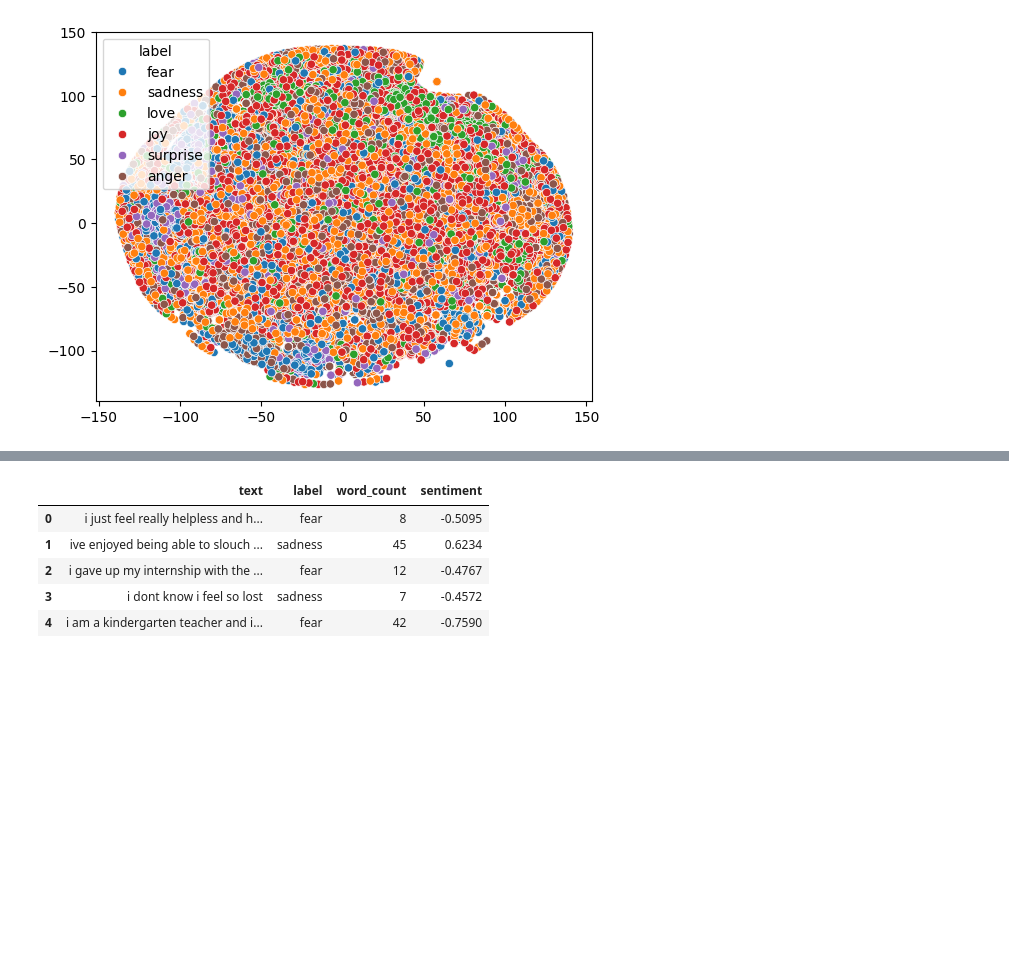
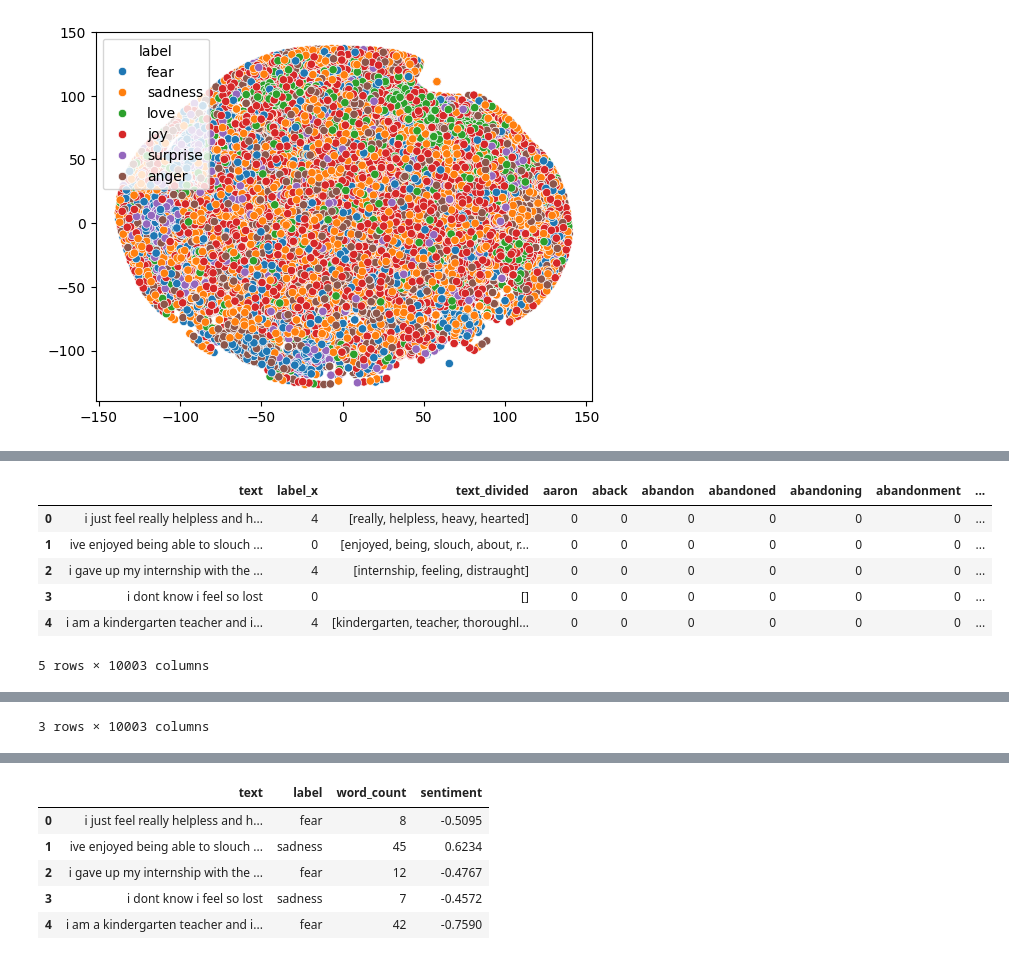
Before and after one commit to MarcMDeveloper/Text_Emotion_Detector, a Jupyter notebook: notebooks/1-analisis_data.ipynb, the cells around one changed output, grey strips where cells are left out. Cells and saved outputs as stored; diff of their text form; code cells hidden in the pictures; blank space fills up the shorter version.

```diff
--- a/notebooks/1-analisis_data.ipynb
+++ b/notebooks/1-analisis_data.ipynb
@@ -75,0 +135,16 @@ sns.scatterplot(x=X_tsne[:,0], y=X_tsne[:,1], hue=data["label"])
+# %%
+Data_bow = pd.merge(left=data_clean,
+                   right=cv_dataframe,
+                   left_index=True,
+                   right_index=True)
+display(Data_bow.head())
+#the last 3 rows are still the uncategorized ones
+Data_bow.tail(3)
+# %% [output]
+|  | text | label_x | text_divided | aaron | aback | abandon | abandoned | abandoning | abandonment | ... |
+| 0 | i just feel really helpless and h... | 4 | [really, helpless, heavy, hearted] | 0 | 0 | 0 | 0 | 0 | 0 | ... |
+| 1 | ive enjoyed being able to slouch ... | 0 | [enjoyed, being, slouch, about, r... | 0 | 0 | 0 | 0 | 0 | 0 | ... |
+| 2 | i gave up my internship with the ... | 4 | [internship, feeling, distraught] | 0 | 0 | 0 | 0 | 0 | 0 | ... |
+| 3 | i dont know i feel so lost | 0 | [] | 0 | 0 | 0 | 0 | 0 | 0 | ... |
+| 4 | i am a kindergarten teacher and i... | 4 | [kindergarten, teacher, thoroughl... | 0 | 0 | 0 | 0 | 0 | 0 | ... |
+5 rows × 10003 columns
@@ -75,0 +155 @@ sns.scatterplot(x=X_tsne[:,0], y=X_tsne[:,1], hue=data["label"])
+3 rows × 10003 columns
```
Also changed, not shown: parts of 23 cells of this notebook, 1 other file.
